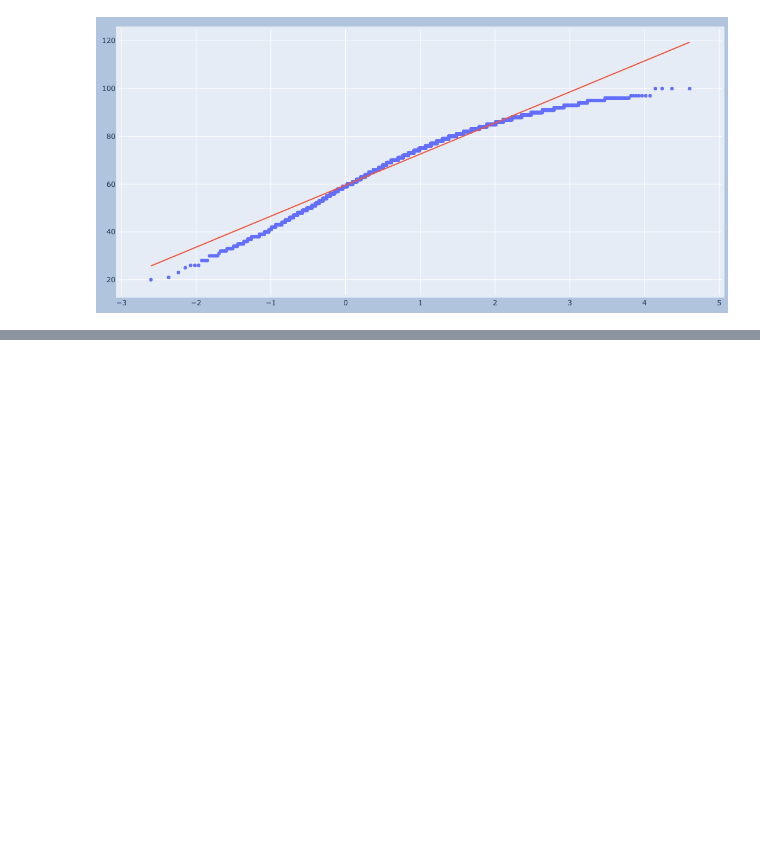
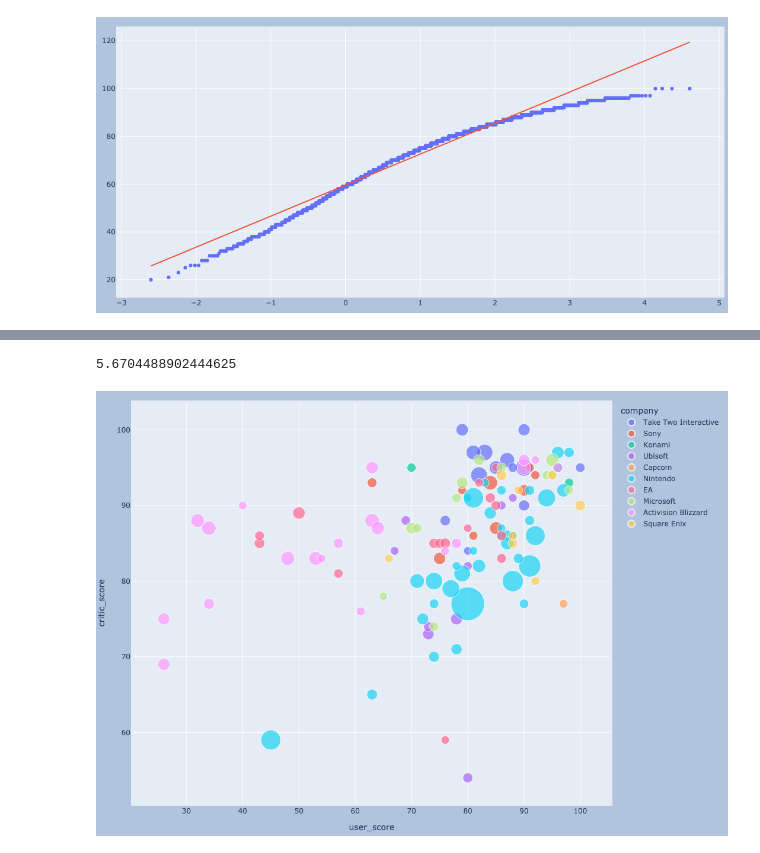
Before and after one commit to OrenRoss/nycdsa_python, a Jupyter notebook: VG_Analysis.ipynb, the cells around one changed output, grey strips where cells are left out. Drawn from its saved outputs; the diff is of its cells as text; code cells hidden in the pictures; blank space fills up the shorter version.

```diff
--- a/VG_Analysis.ipynb
+++ b/VG_Analysis.ipynb
@@ -367,3 +375,31 @@ vg_df.loc[vg_df['release_date_x'] < '1999-01-01']
+# %%
+(vg_df['total_sales'].mean()) + (vg_df['total_sales'].std()*2)
+# %% [output]
+5.6704488902444625
+# %%
+df = px.data.gapminder()
+
+fig = px.scatter(vg_df.query("total_sales > 5"), x="user_score", y="critic_score",
+         size="total_sales", color="company",
+                 hover_name="title", log_x=False, size_max=40)
+fig.update_layout(
+    autosize=False,
+    width=1000,
+    height=750,
+    margin=dict(
+        l=35,
+        r=10,
+        b=30,
+        t=20,
+        pad=4
+    ),
+    paper_bgcolor="LightSteelBlue",
+)
+
+
+fig.show()
+# %% [output]
+[figure, added]
 # %%
 vg_df.loc[vg_df['total_sales'] > 80]
 # %% [output]
```
Also changed, not shown: parts of 14 cells of this notebook, 6 other files.
